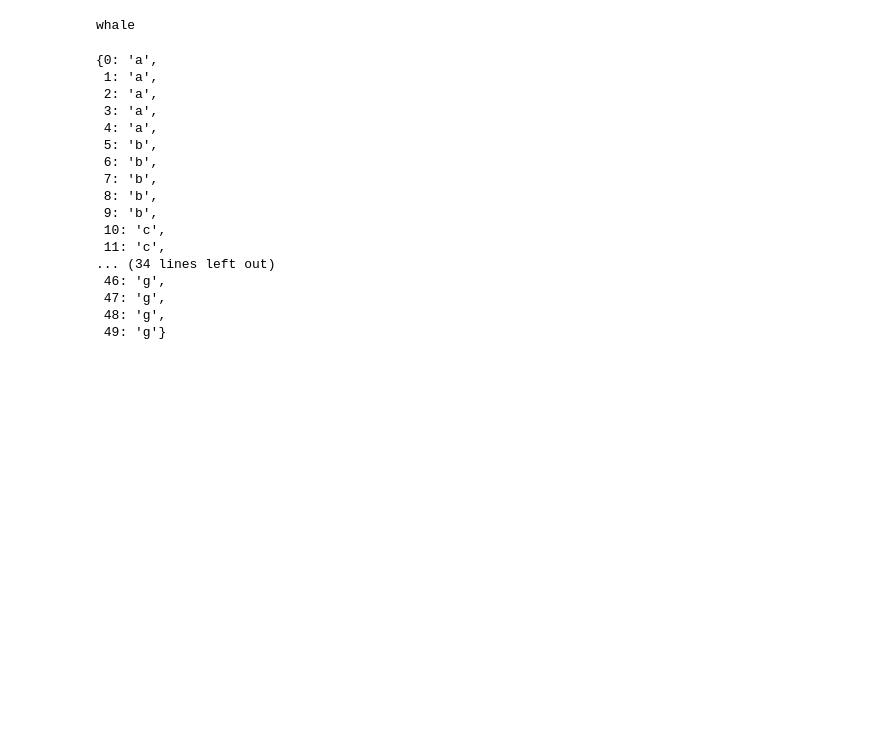
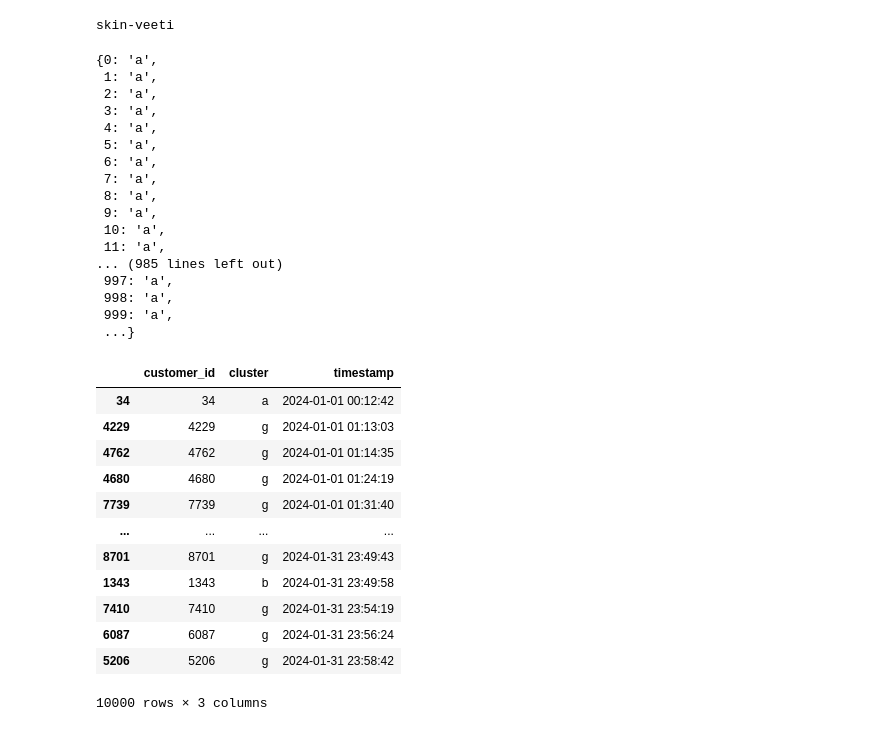
Before and after one commit to pyryjh/Portfolio, a Jupyter notebook: customer_acquisition_analytics/full_workflow.ipynb, the cells around one changed output. Cells and saved outputs as stored; diff of their text form; code cells hidden in the pictures; blank space fills up the shorter version.

```diff
--- a/customer_acquisition_analytics/full_workflow.ipynb
+++ b/customer_acquisition_analytics/full_workflow.ipynb
@@ -13,9 +17,9 @@ legend = {
     'g': 'free to play',
 }
 
-print(legend.get('a'))
+print(legend.get('d'))
 # %% [output]
-whale
+skin-veeti
 # %%
 cluster_shares = {
     'a': 10,
@@ -28,7 +32,10 @@ cluster_shares = {
 }
 
 
-customers_dict = generate.initial_clusters(cohort_size=50, shares=cluster_shares)
+customers_dict = generate.initial_clusters(
+    cohort_size=10000,
+    shares=cluster_shares
+    )
 display(customers_dict)
 # %% [output]
 {0: 'a',
@@ -36,15 +43,33 @@ display(customers_dict)
  2: 'a',
  3: 'a',
  4: 'a',
- 5: 'b',
- 6: 'b',
- 7: 'b',
- 8: 'b',
- 9: 'b',
- 10: 'c',
- 11: 'c',
-... (34 lines left out)
- 46: 'g',
- 47: 'g',
- 48: 'g',
- 49: 'g'}
+ 5: 'a',
+ 6: 'a',
+ 7: 'a',
+ 8: 'a',
+ 9: 'a',
+ 10: 'a',
+ 11: 'a',
+... (985 lines left out)
+ 997: 'a',
+ 998: 'a',
+ 999: 'a',
+ ...}
+# %%
+df = generate.installation_timestamps(customers_dict, '2024-01-01', 31)
+df = df.sort_values(by='timestamp', ascending=True)
+display(df)
+# %% [output]
+|  | customer_id | cluster | timestamp |
+| 34 | 34 | a | 2024-01-01 00:12:42 |
+| 4229 | 4229 | g | 2024-01-01 01:13:03 |
+| 4762 | 4762 | g | 2024-01-01 01:14:35 |
+| 4680 | 4680 | g | 2024-01-01 01:24:19 |
+| 7739 | 7739 | g | 2024-01-01 01:31:40 |
+| ... | ... | ... | ... |
+| 8701 | 8701 | g | 2024-01-31 23:49:43 |
+| 1343 | 1343 | b | 2024-01-31 23:49:58 |
+| 7410 | 7410 | g | 2024-01-31 23:54:19 |
+| 6087 | 6087 | g | 2024-01-31 23:56:24 |
+| 5206 | 5206 | g | 2024-01-31 23:58:42 |
+10000 rows × 3 columns
```
Also changed, not shown: parts of 4 cells of this notebook, 1 other file.
